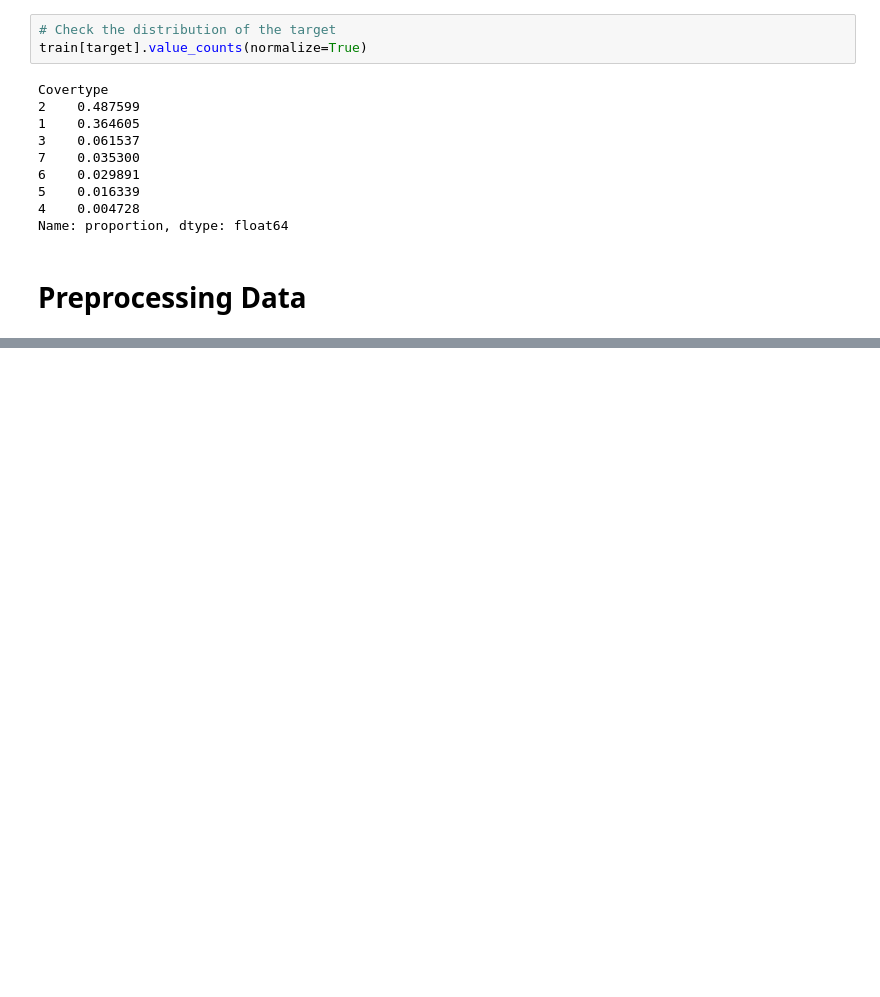
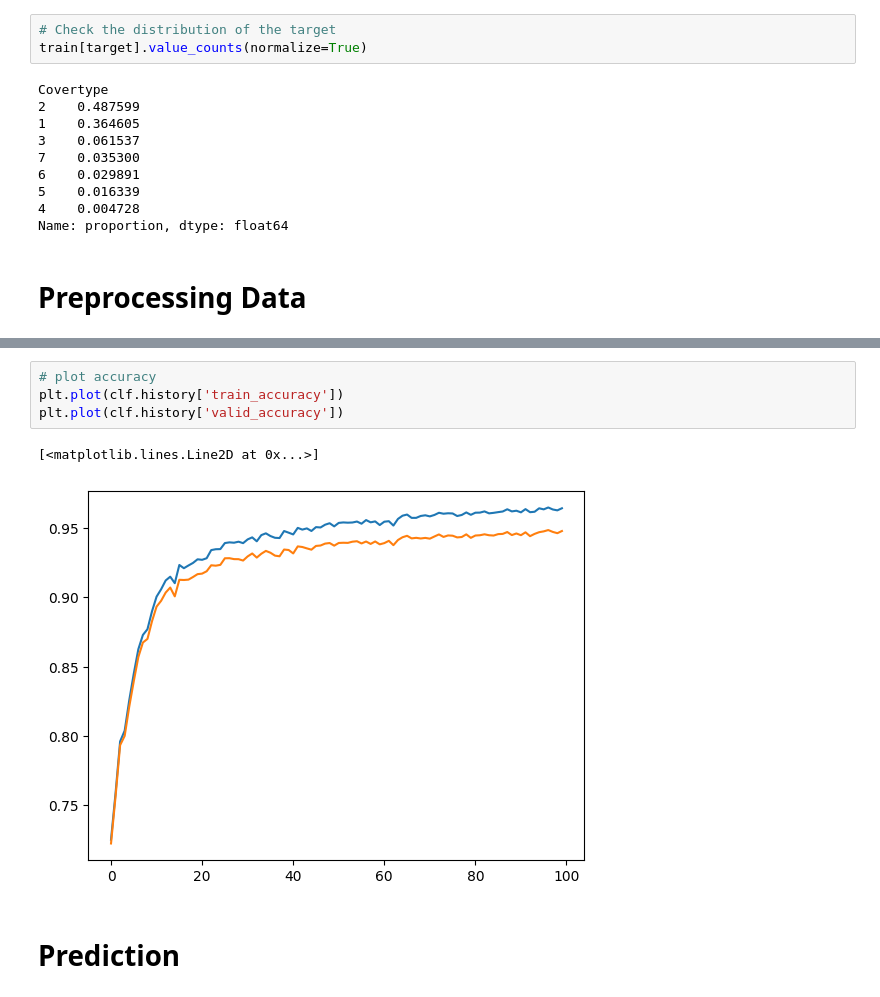
Before and after one commit to zeinhasan/TabNet-imbalanced-Class, a Jupyter notebook: TabNet Multiclass Classification.ipynb, the cells around one changed output, grey strips where cells are left out. Drawn from its saved outputs; the diff is of its cells as text; blank space fills up the shorter version.

```diff
--- a/TabNet Multiclass Classification.ipynb
+++ b/TabNet Multiclass Classification.ipynb
@@ -146,0 +245,9 @@ Name: proportion, dtype: float64
+# %%
+# plot accuracy
+plt.plot(clf.history['train_accuracy'])
+plt.plot(clf.history['valid_accuracy'])
+# %% [output]
+[<matplotlib.lines.Line2D at 0x...>]
+[figure, added]
+# %% [markdown]
+# Prediction
```
Also changed, not shown: parts of 18 cells of this notebook, 1 other file.
